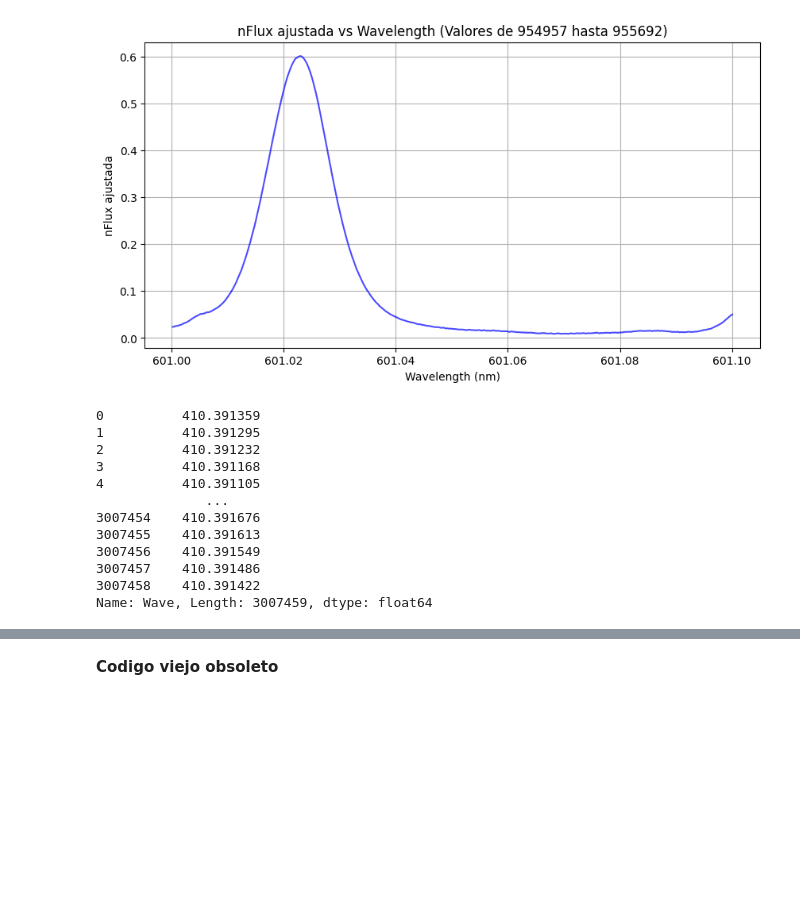
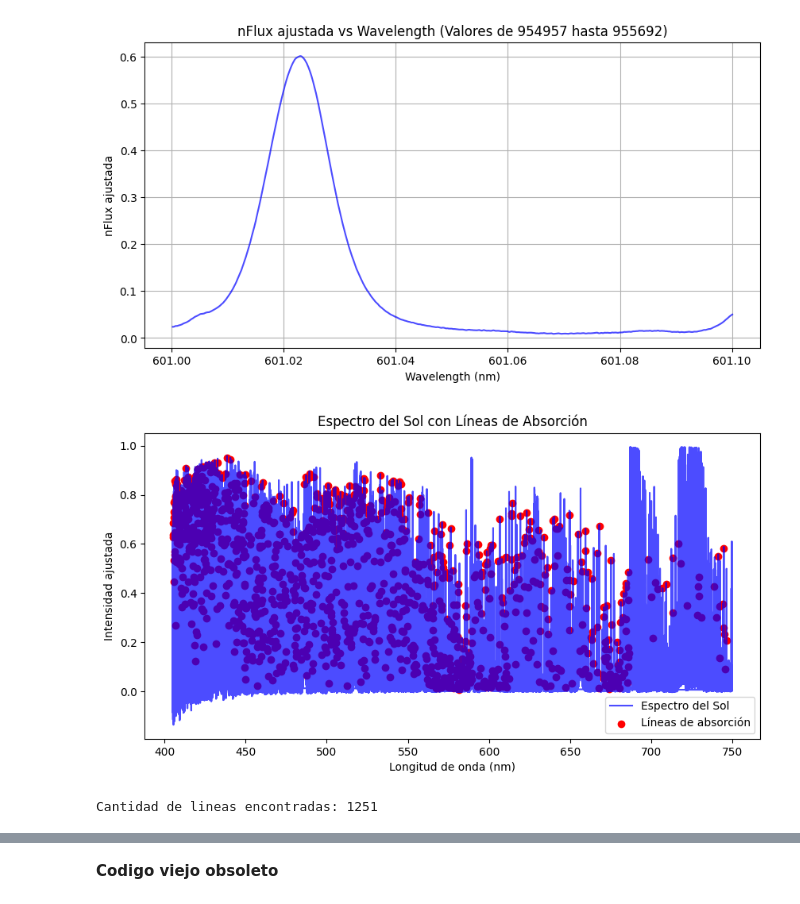
Before and after one commit to EstebanFuentesS/Proyecto-Teorico-202501, a Jupyter notebook: main.ipynb, the cells around one changed output, grey strips where cells are left out. Saved outputs shown, nothing was run; the diff lists cells and outputs as text; code cells hidden in the pictures; blank space fills up the shorter version.

Commit message:
Update Seleccion de Lineas y Ajuste 1.0

```diff
--- a/main.ipynb
+++ b/main.ipynb
@@ -129,18 +130,32 @@ plt.grid(True)
 plt.show()
 # %% [output]
 [figure]
-# %%
-df2["Wave"]
-# %% [output]
-0          410.391359
-1          410.391295
-2          410.391232
-3          410.391168
-4          410.391105
-              ...
-3007454    410.391676
-3007455    410.391613
-3007456    410.391549
-3007457    410.391486
-3007458    410.391422
-Name: Wave, Length: 3007459, dtype: float64
+# %%
+#Cuadrar lineas de absorcion con valores en el espectro completo
+df["lambda"] = lambda_array / 10000
+
+lambda_filtradas = df["lambda"][df["lambda"] >= df2["Wave"].min()]
+
+def encontrar_mas_cercano(valor, array):
+    idx = (np.abs(array - valor)).argmin()
+    return array[idx]
+
+valores_mas_cercanos = [encontrar_mas_cercano(i, df2["Wave"].values) for i in lambda_filtradas]
+
+flux_mas_cercanos = [df2.loc[df2["Wave"] == i, "nFlux_ajustada"].values[0] for i in valores_mas_cercanos]
+# %%
+#Graficar
+plt.figure(figsize=(10,5))
+plt.plot(df2["Wave"], df2["nFlux_ajustada"], label="Espectro del Sol", color="blue", alpha = 0.7)
+plt.scatter(valores_mas_cercanos, flux_mas_cercanos, color='red', label="Líneas de absorción")
+plt.xlabel("Longitud de onda (nm)")
+plt.ylabel("Intensidad ajustada")
+plt.legend()
+plt.title("Espectro del Sol con Líneas de Absorción")
+plt.show()
+# %% [output]
+[figure, added]
+# %%
+print(f"Cantidad de lineas encontradas: {len(valores_mas_cercanos)}")
+# %% [output]
+Cantidad de lineas encontradas: 1251
```
Also changed, not shown: parts of 3 cells of this notebook.
